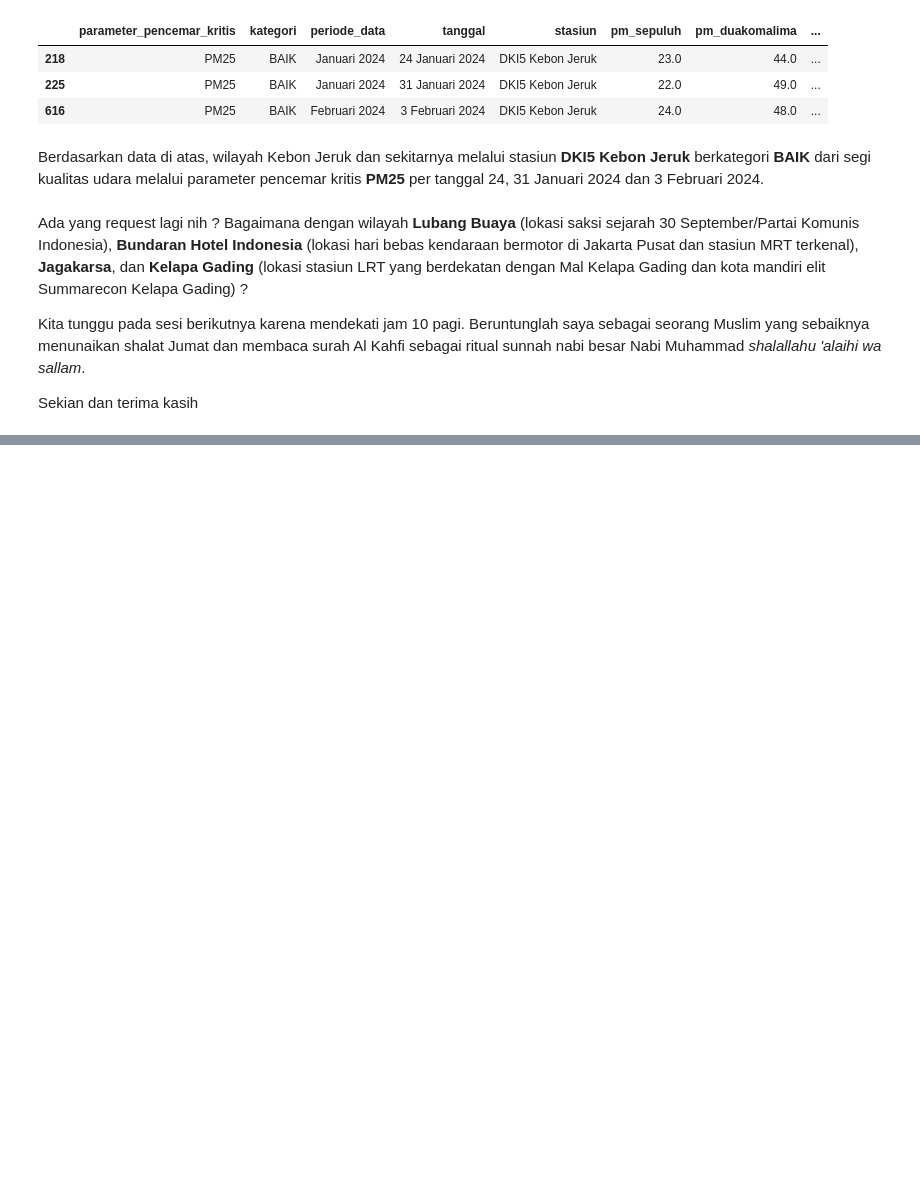
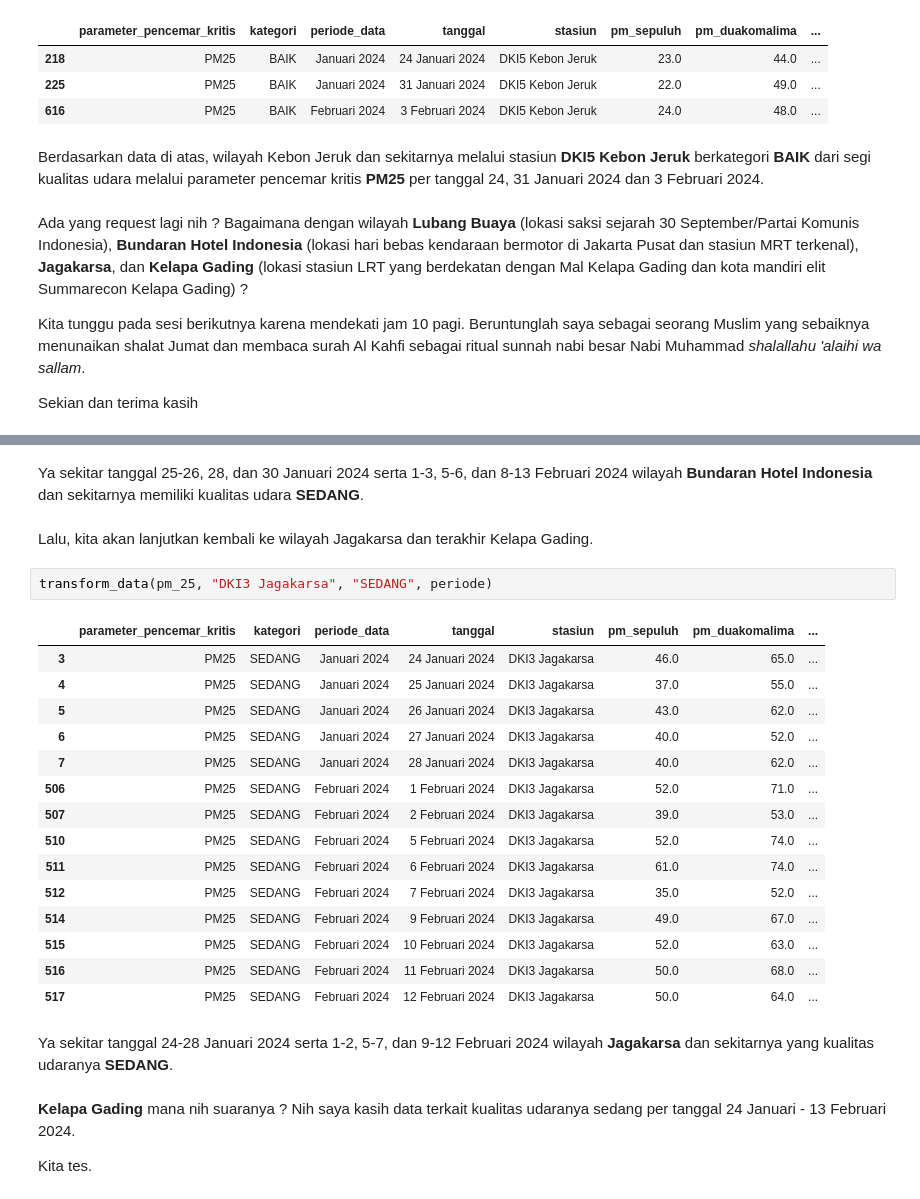
Before and after one commit to naufal-web/air_pollution_in_jakarta, a Jupyter notebook: polusi_udara_di_jakarta.ipynb, the cells around one changed output, grey strips where cells are left out. Saved outputs shown, nothing was run; the diff lists cells and outputs as text; blank space fills up the shorter version.

```diff
--- a/polusi_udara_di_jakarta.ipynb
+++ b/polusi_udara_di_jakarta.ipynb
@@ -1179,0 +1344,28 @@ Sekian dan terima kasih
+# %% [markdown]
+Ya sekitar tanggal 25-26, 28, dan 30 Januari 2024 serta 1-3, 5-6, dan 8-13 Februari 2024 wilayah **Bundaran Hotel Indonesia** dan sekitarnya memiliki kualitas udara **SEDANG**.
+# %% [markdown]
+Lalu, kita akan lanjutkan kembali ke wilayah Jagakarsa dan terakhir Kelapa Gading.
+# %%
+transform_data(pm_25, "DKI3 Jagakarsa", "SEDANG", periode)
+# %% [output]
+|  | parameter_pencemar_kritis | kategori | periode_data | tanggal | stasiun | pm_sepuluh | pm_duakomalima | ... |
+| 3 | PM25 | SEDANG | Januari 2024 | 24 Januari 2024 | DKI3 Jagakarsa | 46.0 | 65.0 | ... |
+| 4 | PM25 | SEDANG | Januari 2024 | 25 Januari 2024 | DKI3 Jagakarsa | 37.0 | 55.0 | ... |
+| 5 | PM25 | SEDANG | Januari 2024 | 26 Januari 2024 | DKI3 Jagakarsa | 43.0 | 62.0 | ... |
+| 6 | PM25 | SEDANG | Januari 2024 | 27 Januari 2024 | DKI3 Jagakarsa | 40.0 | 52.0 | ... |
+| 7 | PM25 | SEDANG | Januari 2024 | 28 Januari 2024 | DKI3 Jagakarsa | 40.0 | 62.0 | ... |
+| 506 | PM25 | SEDANG | Februari 2024 | 1 Februari 2024 | DKI3 Jagakarsa | 52.0 | 71.0 | ... |
+| 507 | PM25 | SEDANG | Februari 2024 | 2 Februari 2024 | DKI3 Jagakarsa | 39.0 | 53.0 | ... |
+| 510 | PM25 | SEDANG | Februari 2024 | 5 Februari 2024 | DKI3 Jagakarsa | 52.0 | 74.0 | ... |
+| 511 | PM25 | SEDANG | Februari 2024 | 6 Februari 2024 | DKI3 Jagakarsa | 61.0 | 74.0 | ... |
+| 512 | PM25 | SEDANG | Februari 2024 | 7 Februari 2024 | DKI3 Jagakarsa | 35.0 | 52.0 | ... |
+| 514 | PM25 | SEDANG | Februari 2024 | 9 Februari 2024 | DKI3 Jagakarsa | 49.0 | 67.0 | ... |
+| 515 | PM25 | SEDANG | Februari 2024 | 10 Februari 2024 | DKI3 Jagakarsa | 52.0 | 63.0 | ... |
+| 516 | PM25 | SEDANG | Februari 2024 | 11 Februari 2024 | DKI3 Jagakarsa | 50.0 | 68.0 | ... |
+| 517 | PM25 | SEDANG | Februari 2024 | 12 Februari 2024 | DKI3 Jagakarsa | 50.0 | 64.0 | ... |
+# %% [markdown]
+Ya sekitar tanggal 24-28 Januari 2024 serta 1-2, 5-7, dan 9-12 Februari 2024 wilayah **Jagakarsa** dan sekitarnya yang kualitas udaranya **SEDANG**.
+# %% [markdown]
+**Kelapa Gading** mana nih suaranya ? Nih saya kasih data terkait kualitas udaranya sedang per tanggal 24 Januari - 13 Februari 2024.
+
+Kita tes.
```
Also changed, not shown: parts of 50 cells of this notebook.
